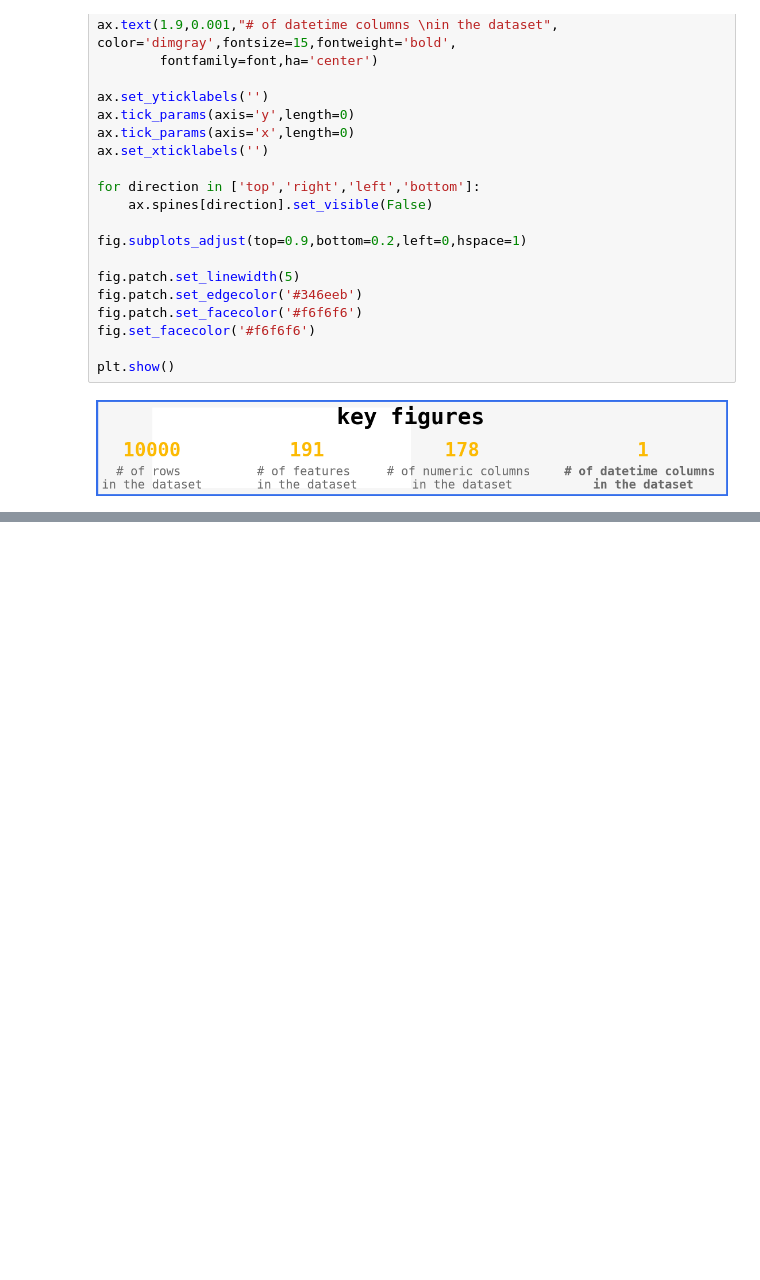
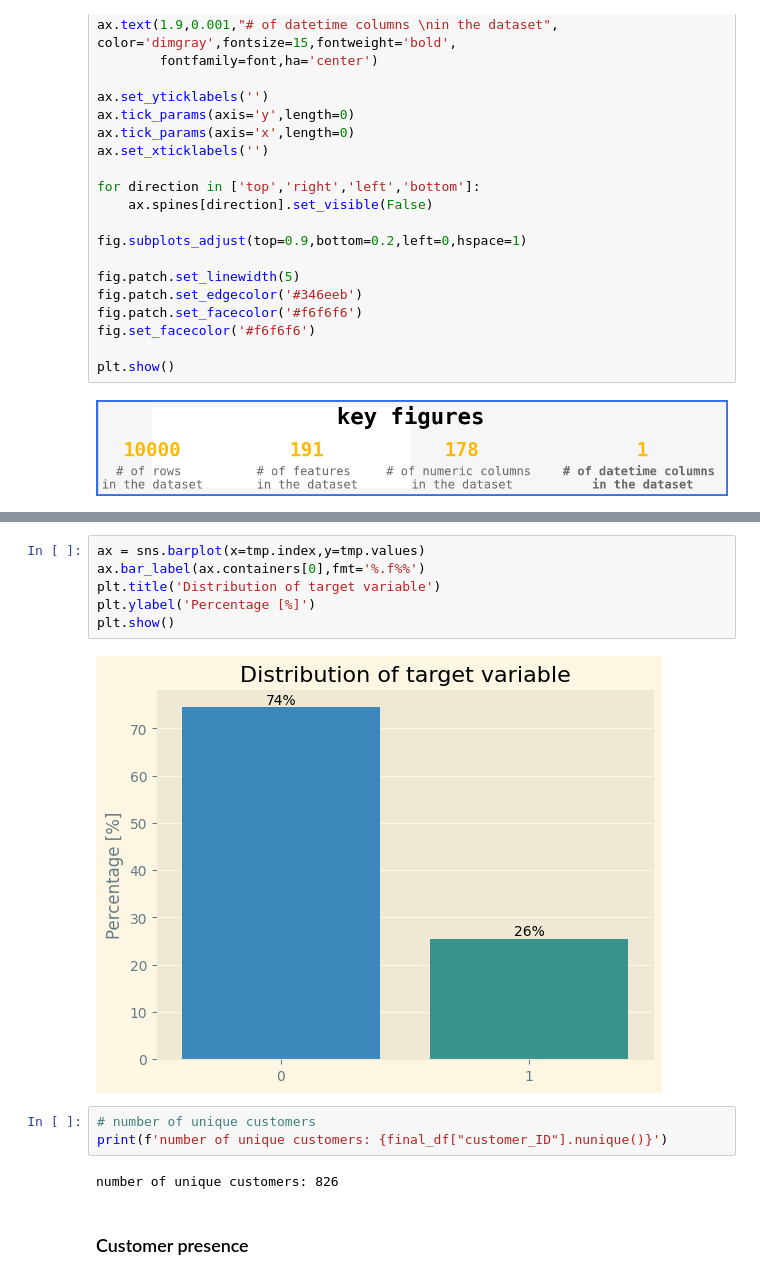
Before and after one commit to rohitgupta20/amex-default-prediction, a Jupyter notebook: amex default-prediction.ipynb, the cells around one changed output, grey strips where cells are left out. Cells and saved outputs as stored; diff of their text form; blank space fills up the shorter version.

```diff
--- a/amex default-prediction.ipynb
+++ b/amex default-prediction.ipynb
@@ -195,0 +366,15 @@ plt.show()
+# %%
+ax = sns.barplot(x=tmp.index,y=tmp.values)
+ax.bar_label(ax.containers[0],fmt='%.f%%')
+plt.title('Distribution of target variable')
+plt.ylabel('Percentage [%]')
+plt.show()
+# %% [output]
+[figure, added]
+# %%
+# number of unique customers
+print(f'number of unique customers: {final_df["customer_ID"].nunique()}')
+# %% [output]
+number of unique customers: 826
+# %% [markdown]
+### Customer presence
```
Also changed, not shown: parts of 29 cells of this notebook.
